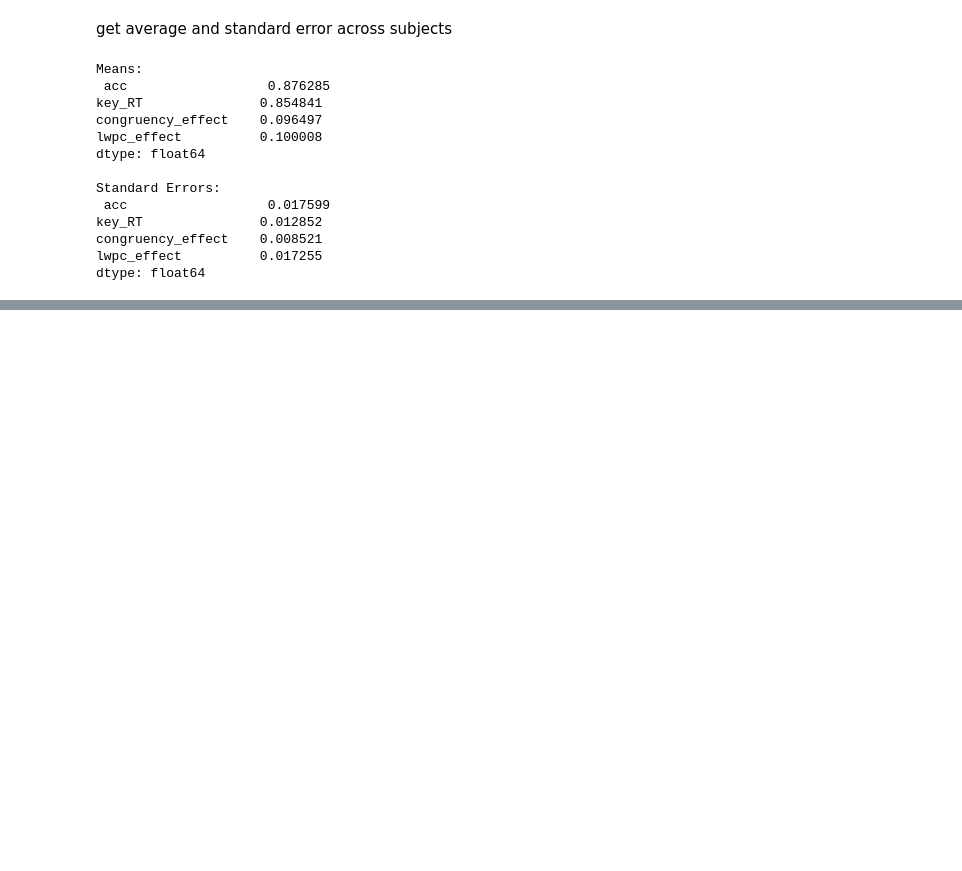
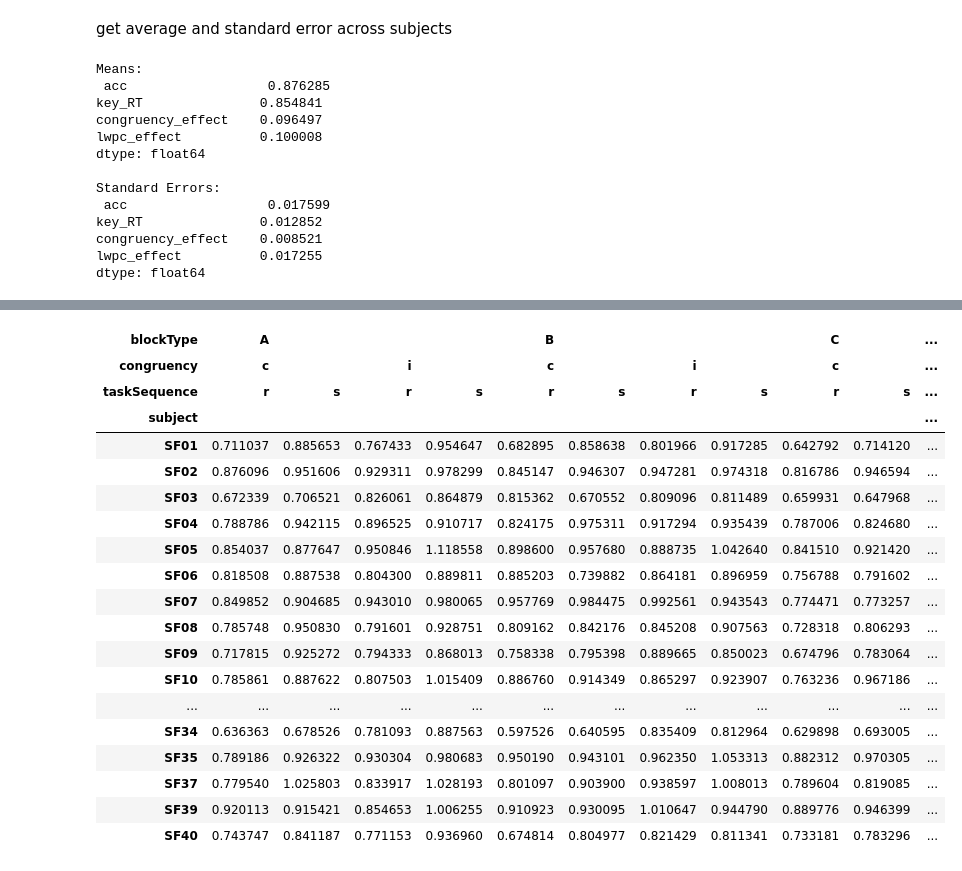
Before and after one commit to jimzhang629/StabFlexCNRISpring24, a Jupyter notebook: behavioralAnalysis_template.ipynb, the cells around one changed output, grey strips where cells are left out. Cells and saved outputs as stored; diff of their text form; code cells hidden in the pictures; blank space fills up the shorter version.

```diff
--- a/behavioralAnalysis_template.ipynb
+++ b/behavioralAnalysis_template.ipynb
@@ -358,0 +379,2 @@ dtype: float64
+# %%
+all_conditions = correct_trials.groupby(['subject', 'blockType', 'congruency', 'taskSequence'])['key_RT'].mean()
@@ -358,0 +389,4 @@ dtype: float64
+# %%
+filtered_all_conditions = all_conditions[all_conditions.index.get_level_values('taskSequence') != 'n']
+unstacked_filtered_all_conditions = filtered_all_conditions.unstack(level=['blockType', 'congruency', 'taskSequence'])
+index_reset_filtered_all_conditions = filtered_all_conditions.reset_index()
@@ -358,0 +425,23 @@ dtype: float64
+# %%
+unstacked_filtered_all_conditions
+# %% [output]
+| blockType | A |  |  |  | B |  |  |  | C |  | ... |
+| congruency | c |  | i |  | c |  | i |  | c |  | ... |
+| taskSequence | r | s | r | s | r | s | r | s | r | s | ... |
+| subject |  |  |  |  |  |  |  |  |  |  | ... |
+| SF01 | 0.711037 | 0.885653 | 0.767433 | 0.954647 | 0.682895 | 0.858638 | 0.801966 | 0.917285 | 0.642792 | 0.714120 | ... |
+| SF02 | 0.876096 | 0.951606 | 0.929311 | 0.978299 | 0.845147 | 0.946307 | 0.947281 | 0.974318 | 0.816786 | 0.946594 | ... |
+| SF03 | 0.672339 | 0.706521 | 0.826061 | 0.864879 | 0.815362 | 0.670552 | 0.809096 | 0.811489 | 0.659931 | 0.647968 | ... |
+| SF04 | 0.788786 | 0.942115 | 0.896525 | 0.910717 | 0.824175 | 0.975311 | 0.917294 | 0.935439 | 0.787006 | 0.824680 | ... |
+| SF05 | 0.854037 | 0.877647 | 0.950846 | 1.118558 | 0.898600 | 0.957680 | 0.888735 | 1.042640 | 0.841510 | 0.921420 | ... |
+| SF06 | 0.818508 | 0.887538 | 0.804300 | 0.889811 | 0.885203 | 0.739882 | 0.864181 | 0.896959 | 0.756788 | 0.791602 | ... |
+| SF07 | 0.849852 | 0.904685 | 0.943010 | 0.980065 | 0.957769 | 0.984475 | 0.992561 | 0.943543 | 0.774471 | 0.773257 | ... |
+| SF08 | 0.785748 | 0.950830 | 0.791601 | 0.928751 | 0.809162 | 0.842176 | 0.845208 | 0.907563 | 0.728318 | 0.806293 | ... |
+| SF09 | 0.717815 | 0.925272 | 0.794333 | 0.868013 | 0.758338 | 0.795398 | 0.889665 | 0.850023 | 0.674796 | 0.783064 | ... |
+| SF10 | 0.785861 | 0.887622 | 0.807503 | 1.015409 | 0.886760 | 0.914349 | 0.865297 | 0.923907 | 0.763236 | 0.967186 | ... |
+| ... | ... | ... | ... | ... | ... | ... | ... | ... | ... | ... | ... |
+| SF34 | 0.636363 | 0.678526 | 0.781093 | 0.887563 | 0.597526 | 0.640595 | 0.835409 | 0.812964 | 0.629898 | 0.693005 | ... |
+| SF35 | 0.789186 | 0.926322 | 0.930304 | 0.980683 | 0.950190 | 0.943101 | 0.962350 | 1.053313 | 0.882312 | 0.970305 | ... |
+| SF37 | 0.779540 | 1.025803 | 0.833917 | 1.028193 | 0.801097 | 0.903900 | 0.938597 | 1.008013 | 0.789604 | 0.819085 | ... |
+| SF39 | 0.920113 | 0.915421 | 0.854653 | 1.006255 | 0.910923 | 0.930095 | 1.010647 | 0.944790 | 0.889776 | 0.946399 | ... |
+| SF40 | 0.743747 | 0.841187 | 0.771153 | 0.936960 | 0.674814 | 0.804977 | 0.821429 | 0.811341 | 0.733181 | 0.783296 | ... |
```
Also changed, not shown: parts of 11 cells of this notebook.
